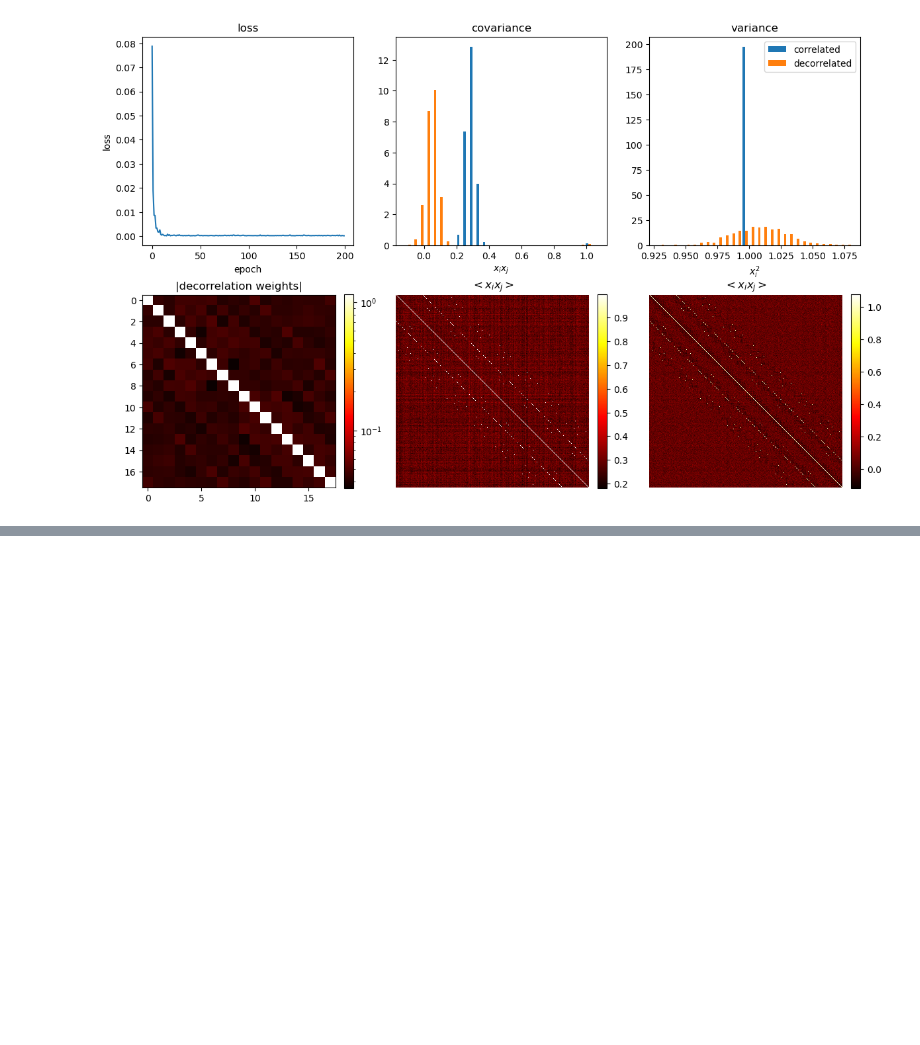
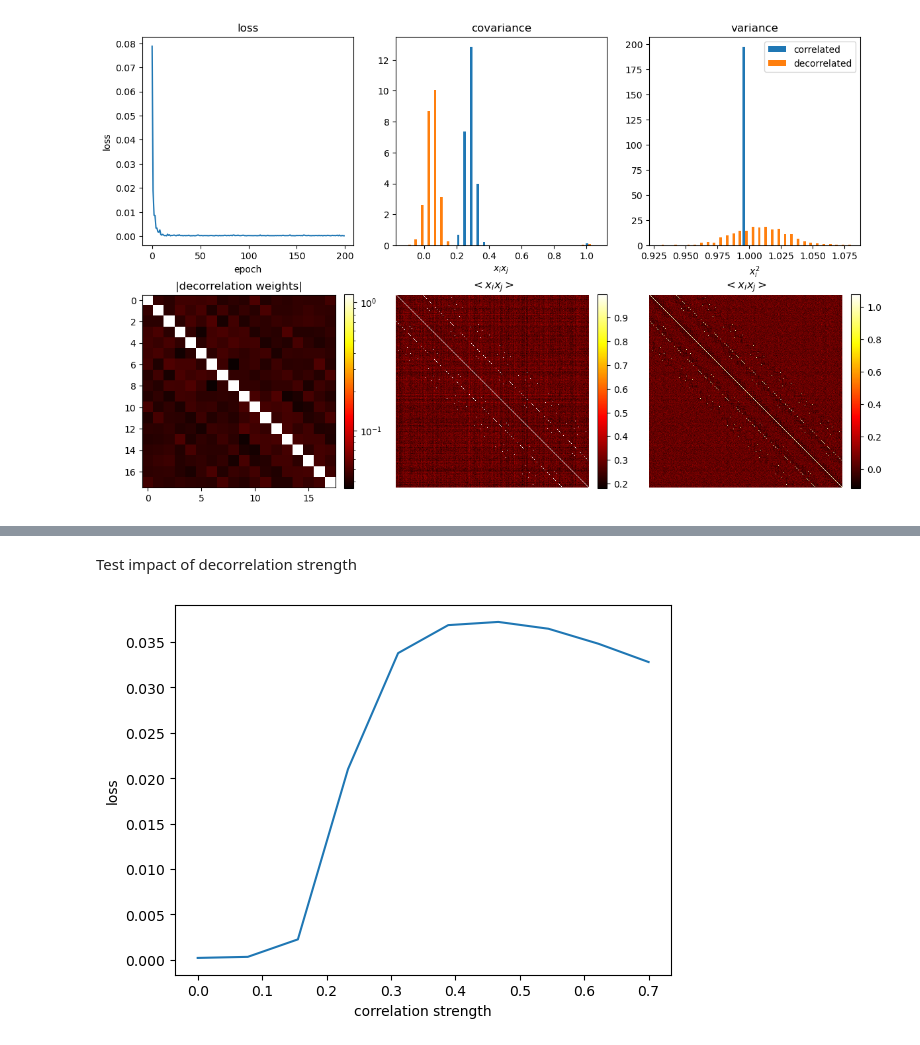
Before and after one commit to artcogsys/decorbp, a Jupyter notebook: examples/decorrelation_analysis.ipynb, the cells around one changed output, grey strips where cells are left out. Saved outputs shown, nothing was run; the diff lists cells and outputs as text; code cells hidden in the pictures; blank space fills up the shorter version.

```diff
--- a/examples/decorrelation_analysis.ipynb
+++ b/examples/decorrelation_analysis.ipynb
@@ -207,0 +255,40 @@ mean variance: 1.01
+# %% [markdown]
+Test impact of decorrelation strength
+# %%
+def compute_decor_strength(decor_lr, num_samples, num_features):
+
+    num_epochs=50
+    seed=42
+
+    percs = torch.linspace(0,0.7,10)
+    L = torch.zeros(len(percs))
+    for i, p in enumerate(percs):
+
+        torch.manual_seed(seed)
+        torch.cuda.manual_seed(seed)
+        np.random.seed(seed)
+
+        # generate correlated data
+        data = generate_correlated_data(num_features, num_samples, strength=p).to(device)
+
+        model = Decorrelation(in_features=num_features, decor_lr=decor_lr, bias_lr=0.0, kappa=0.5).to(device)
+
+        loss = 0
+        for j in range(num_epochs):
+            model.forward(data)
+            loss = model.update()
+
+        L[i] = loss
+
+    return L, percs
+
+decor_lr=1e0
+num_samples=2000
+num_features=300
+L, percs = compute_decor_strength(decor_lr, num_samples, num_features)
+
+plt.plot(percs, L)
+plt.xlabel('correlation strength')
+plt.ylabel('loss');
+# %% [output]
+[figure, added]
```
Also changed, not shown: parts of 6 cells of this notebook, 1 other file.
